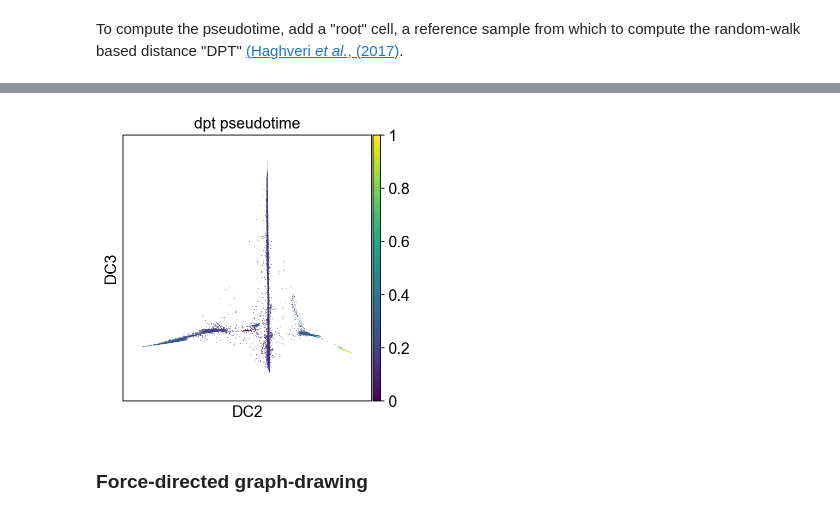
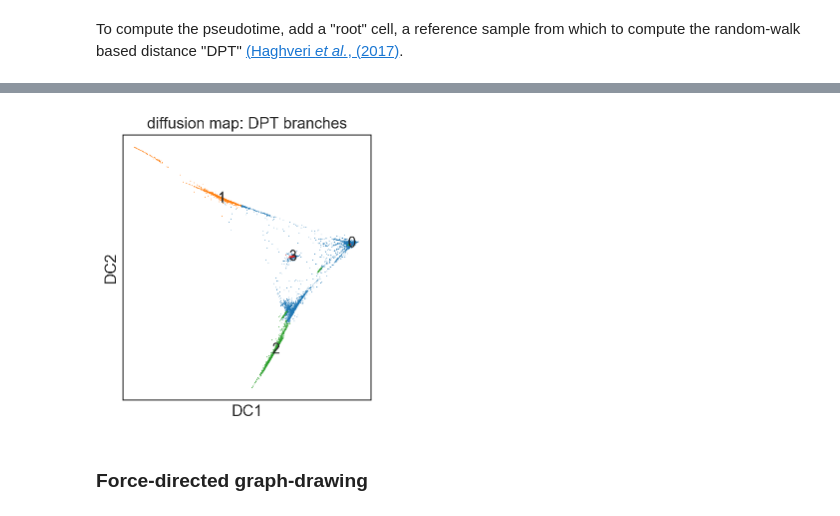
Before and after one commit to scverse/scanpy_usage, a Jupyter notebook: 170503_zheng17/zheng17_pbmc68k_cellranger_Py.ipynb, the cells around one changed output, grey strips where cells are left out. Cells and saved outputs as stored; diff of their text form; code cells hidden in the pictures.

```diff
--- a/170503_zheng17/zheng17_pbmc68k_cellranger_Py.ipynb
+++ b/170503_zheng17/zheng17_pbmc68k_cellranger_Py.ipynb
@@ -247,0 +259,2 @@ Wall time: 530 ms
+# %%
+adata = sc.read('zheng17')
@@ -248,7 +269,7 @@ Wall time: 530 ms
 # %%
-ax = sc.pl.diffmap(adata, color='dpt_pseudotime', components='2,3')
+ax = sc.pl.diffmap(adata, color='dpt_groups', legend_loc='on data', title='diffusion map: DPT branches')
 # %% [output]
-[figure, old version]
+[figure, new version]
 # %% [markdown]
 ### Force-directed graph-drawing
 # %% [markdown]
```
Also changed, not shown: parts of 19 cells of this notebook, 13 other files.
